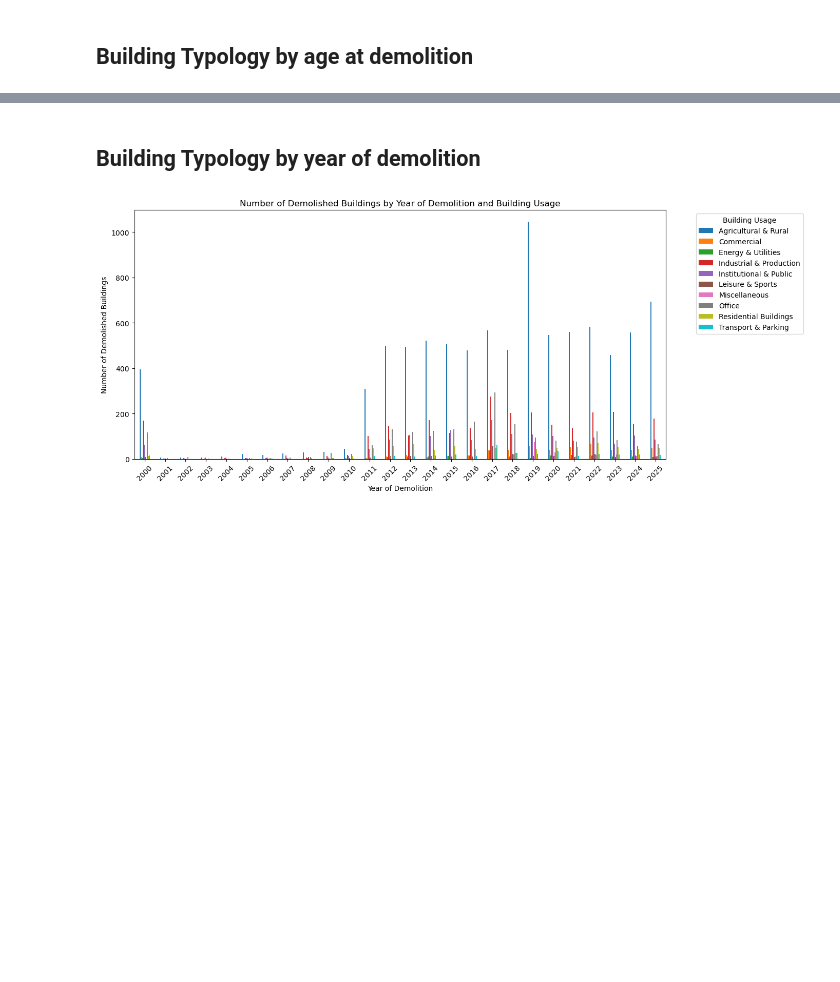
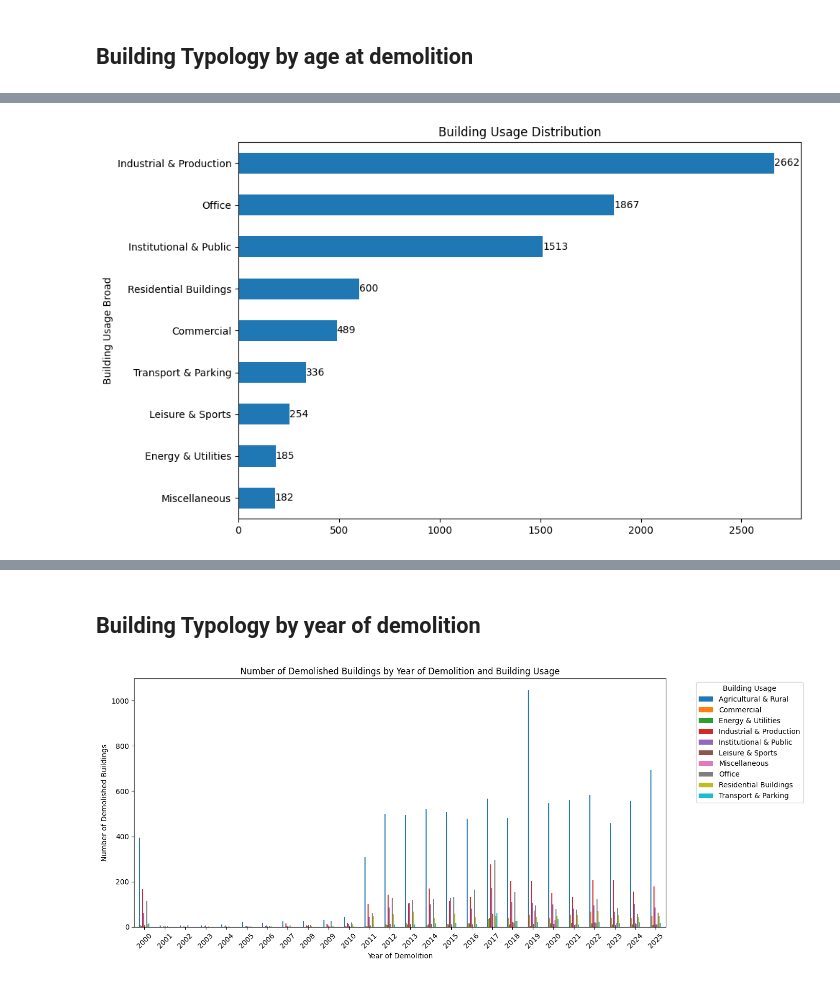
Before and after one commit to walako/BBR-demolished-buildings, a Jupyter notebook: analysis.ipynb, the cells around one changed output, grey strips where cells are left out. Cells and saved outputs as stored; diff of their text form; code cells hidden in the pictures; blank space fills up the shorter version.

```diff
--- a/analysis.ipynb
+++ b/analysis.ipynb
@@ -30,0 +82,15 @@ plt.show()
+# %%
+ax = df['Building Usage Broad'].value_counts().plot(kind='barh',
+                                                       figsize=(10,6),
+                                                       title='Building Usage Distribution')
+ax.bar_label(ax.containers[0])
+# descending
+ax.invert_yaxis()
+plt.tight_layout()
+
+# export to svg
+plt.savefig("output/building_usage_distribution.svg", format="svg")
+
+plt.show()
+# %% [output]
+[figure, added]
```
Also changed, not shown: parts of 13 cells of this notebook, 3 other files.
